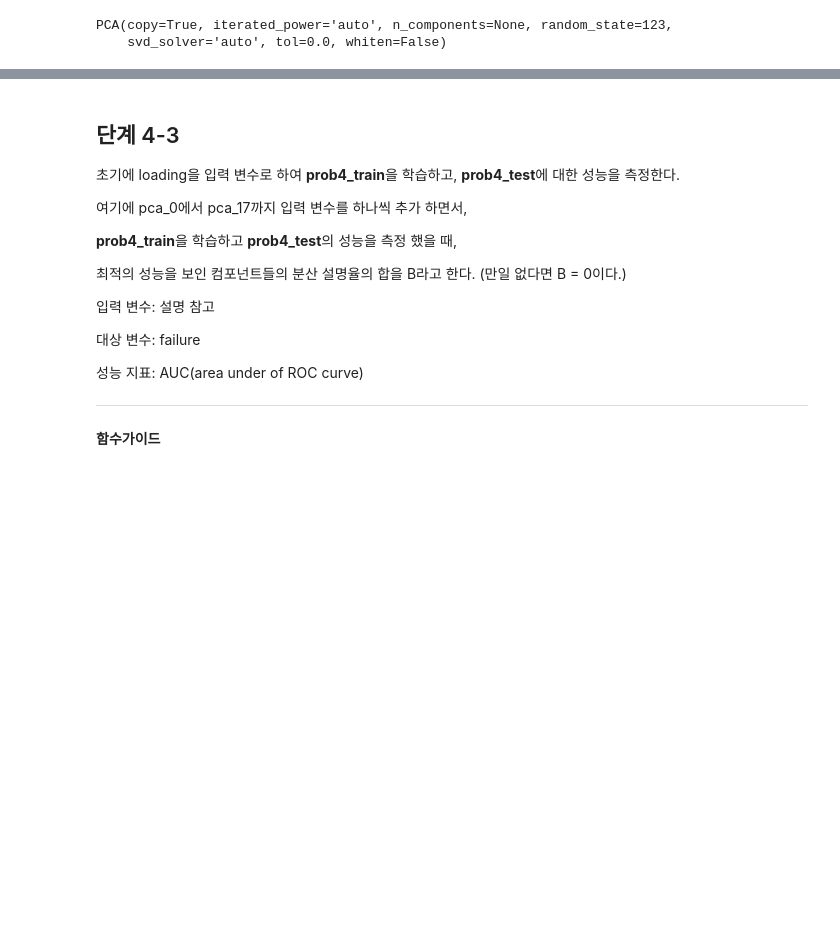
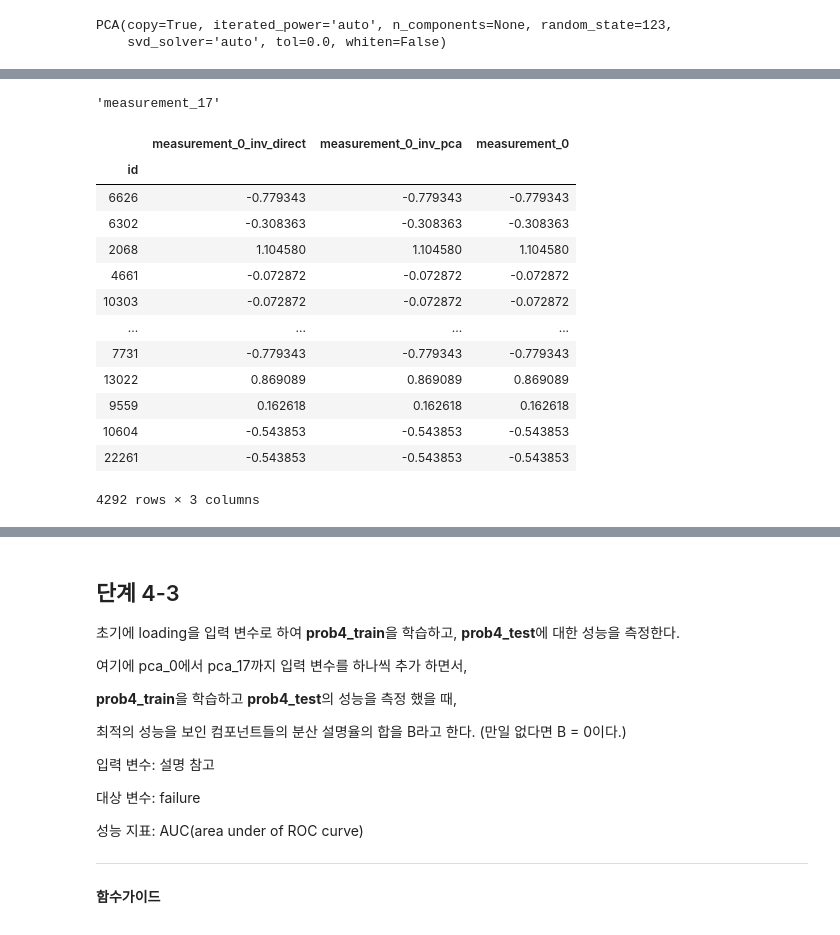
Before and after one commit to sunkusun9/DS_lv3_2603_1, a Jupyter notebook: sec_ds_lv3_prob1_prob.ipynb, the cells around one changed output, grey strips where cells are left out. Cells and saved outputs as stored; diff of their text form; code cells hidden in the pictures; blank space fills up the shorter version.

```diff
--- a/sec_ds_lv3_prob1_prob.ipynb
+++ b/sec_ds_lv3_prob1_prob.ipynb
@@ -1646,0 +1599,5 @@ array([[-1.01483386,  0.98865386,  0.60831251, ..., -0.12706416,
+# %%
+df_emat = pd.DataFrame(
+    pca.components_, index = X_comp, columns = X_4, # pca.components_에선 eigen vector는 행단위로 묶여 있습니다.
+)
+df_emat
@@ -1646,0 +1647,28 @@ array([[-1.01483386,  0.98865386,  0.60831251, ..., -0.12706416,
+# %%
+# Q 첫번째 주성분에서 가장 영향력이 높은 변수는?
+df_emat.loc['pca_0'].abs().idxmax() # 고유벡터와의 내적(데이터프레임 단위->행렬곱)으로 만들어진다는 점에서 각 요소값의 절대값중 가장큰 변수
+# %% [output]
+'measurement_17'
+# %%
+# PCA 역변환을 해봅니다.
+# 역변환의 공식을 바꿀 수 있으니 직접수행하는 것도 숙지가 필요합니다.
+pd.concat([
+    (df_prob4_test[X_comp].dot(df_emat['measurement_0']) + df_prob3_train['measurement_0'].mean()).rename('measurement_0_inv_direct'),
+    pd.Series(pca.inverse_transform(df_prob4_test[X_comp])[:, 0], index = df_prob4_test.index, name = 'measurement_0_inv_pca'),
+    df_prob4_test['measurement_0']
+], axis = 1)
+# %% [output]
+|  | measurement_0_inv_direct | measurement_0_inv_pca | measurement_0 |
+| id |  |  |  |
+| 6626 | -0.779343 | -0.779343 | -0.779343 |
+| 6302 | -0.308363 | -0.308363 | -0.308363 |
+| 2068 | 1.104580 | 1.104580 | 1.104580 |
+| 4661 | -0.072872 | -0.072872 | -0.072872 |
+| 10303 | -0.072872 | -0.072872 | -0.072872 |
+| ... | ... | ... | ... |
+| 7731 | -0.779343 | -0.779343 | -0.779343 |
+| 13022 | 0.869089 | 0.869089 | 0.869089 |
+| 9559 | 0.162618 | 0.162618 | 0.162618 |
+| 10604 | -0.543853 | -0.543853 | -0.543853 |
+| 22261 | -0.543853 | -0.543853 | -0.543853 |
+4292 rows × 3 columns
```
Also changed, not shown: parts of 38 cells of this notebook.
